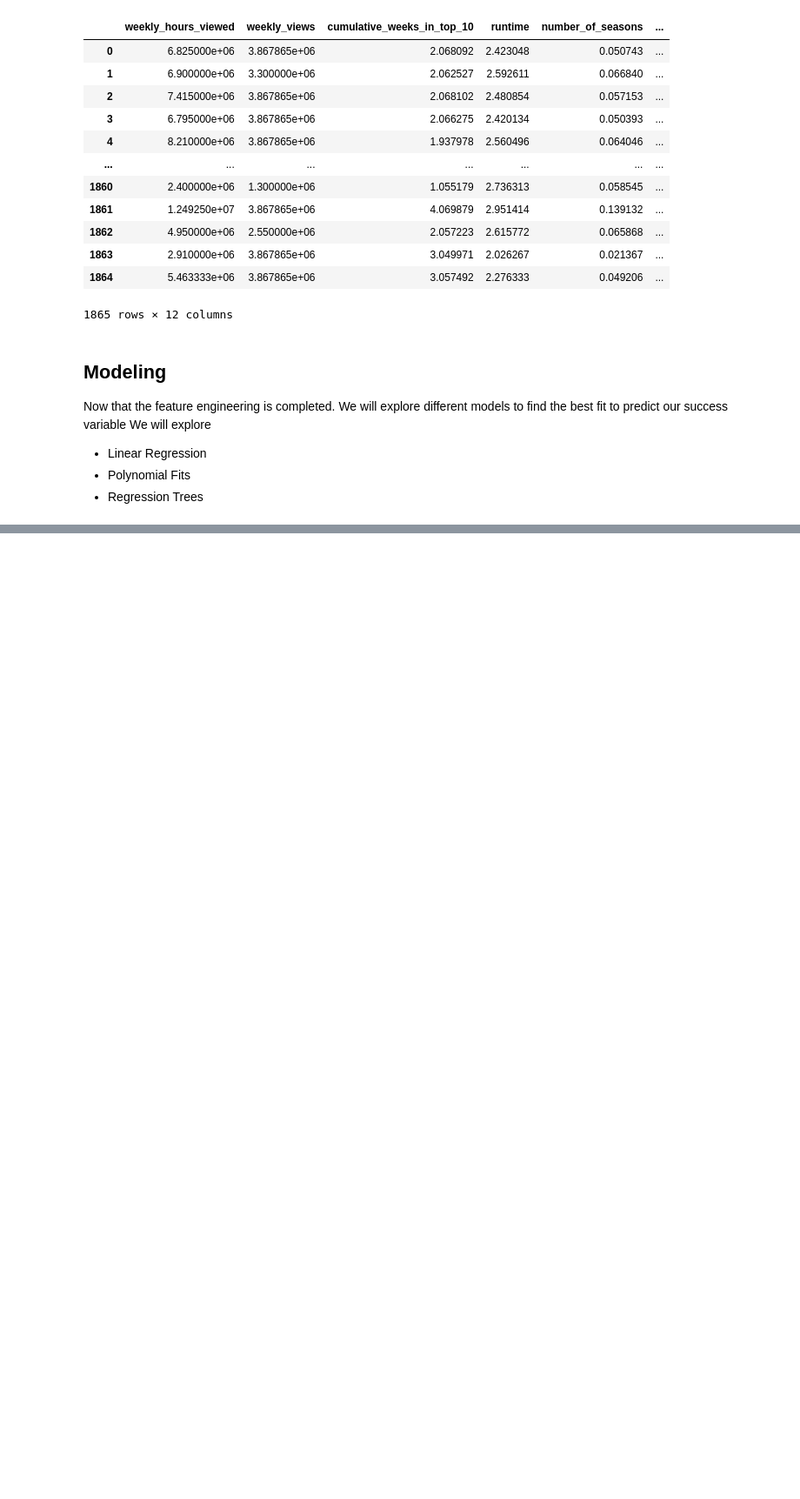
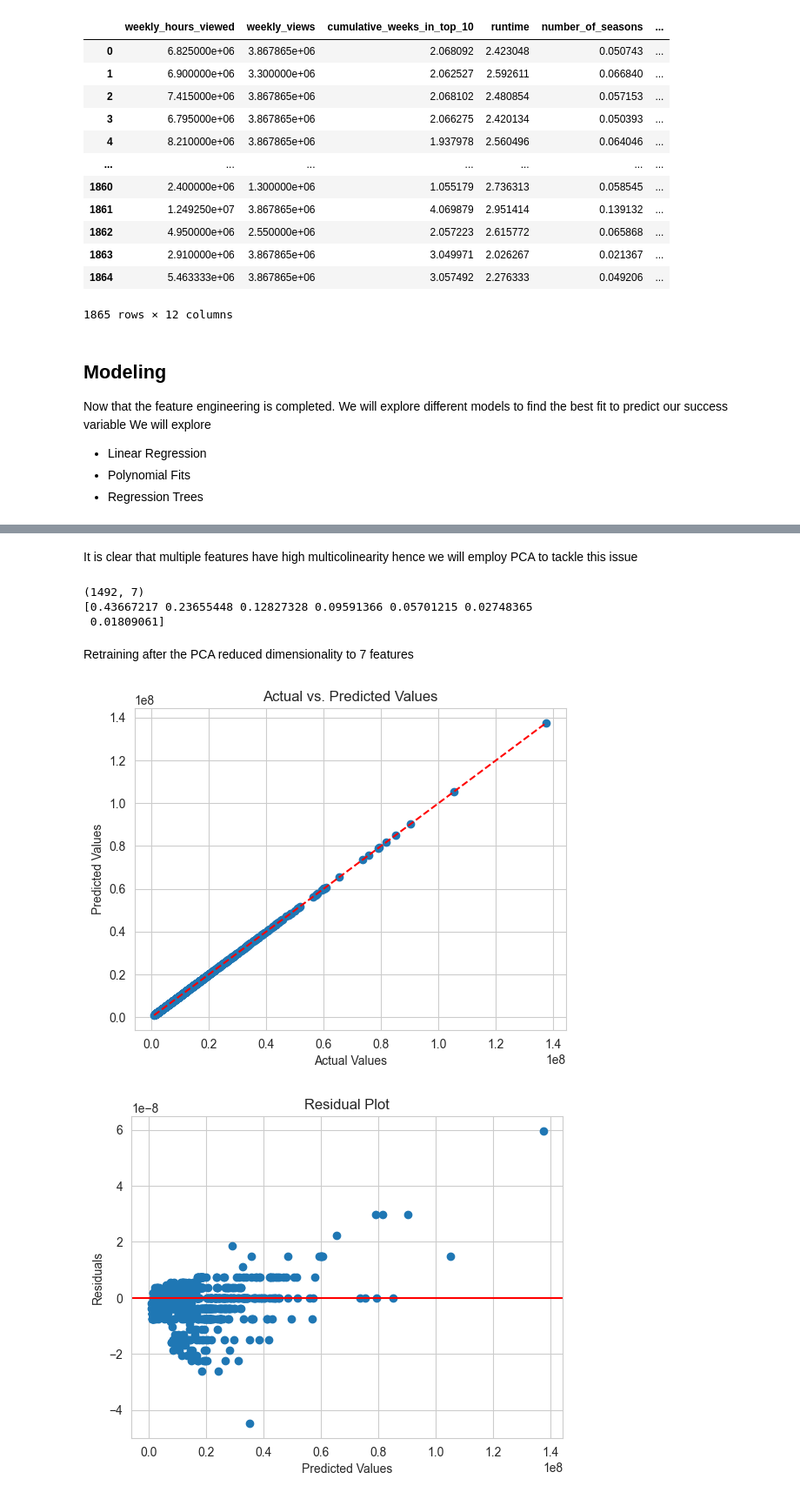
Before and after one commit to adelaidad/ORIE4741FinalProject, a Jupyter notebook: netflix_predictor.ipynb, the cells around one changed output, grey strips where cells are left out. Shown: that part at 87% size. Cells and saved outputs as stored; diff of their text form; code cells hidden in the pictures; blank space fills up the shorter version.

```diff
--- a/netflix_predictor.ipynb
+++ b/netflix_predictor.ipynb
@@ -193,0 +310,38 @@ We will explore
+# %% [markdown]
+It is clear that multiple features have high multicolinearity hence we will employ PCA to tackle this issue
+# %%
+from sklearn.decomposition import PCA
+from sklearn.preprocessing import StandardScaler
+
+# Scale data before applying PCA
+scaling=StandardScaler()
+
+# Use fit and transform method
+scaling.fit(X_train)
+Scaled_data=scaling.transform(X_train)
+
+# Set the n_components=3
+principal=PCA(n_components=7)
+principal.fit(Scaled_data)
+x_train_after_pca =principal.transform(Scaled_data)
+
+# Check the dimensions of data after PCA
+print(x_train_after_pca.shape)
+
+# check how much variance is explained by each principal component
+print(principal.explained_variance_ratio_)
+# %% [output]
+(1492, 7)
+[0.43667217 0.23655448 0.12827328 0.09591366 0.05701215 0.02748365
+ 0.01809061]
+# %% [markdown]
+Retraining after the PCA reduced dimensionality to 7 features
+# %%
+linear_model_after_pca = LinearRegression(fit_intercept=True).fit(x_train_after_pca,y_train)
+linear_pred_after_pca = linear_model_after_pca.predict(x_train_after_pca)
+
+plot_predicted_v_actual(y_train, linear_pred_after_pca)
+plot_residuals(y_train, linear_pred_after_pca)
+# %% [output]
+[figure, added]
+[figure, added]
```
Also changed, not shown: parts of 19 cells of this notebook, 1 other file.
